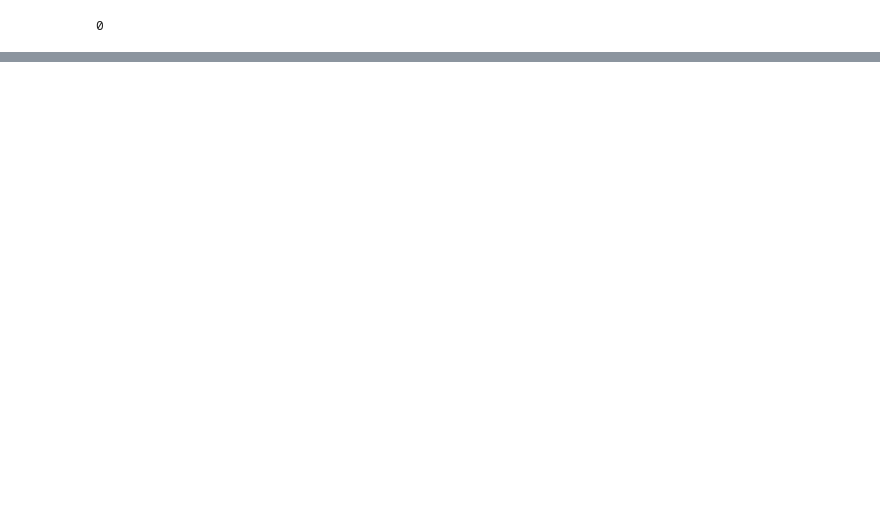
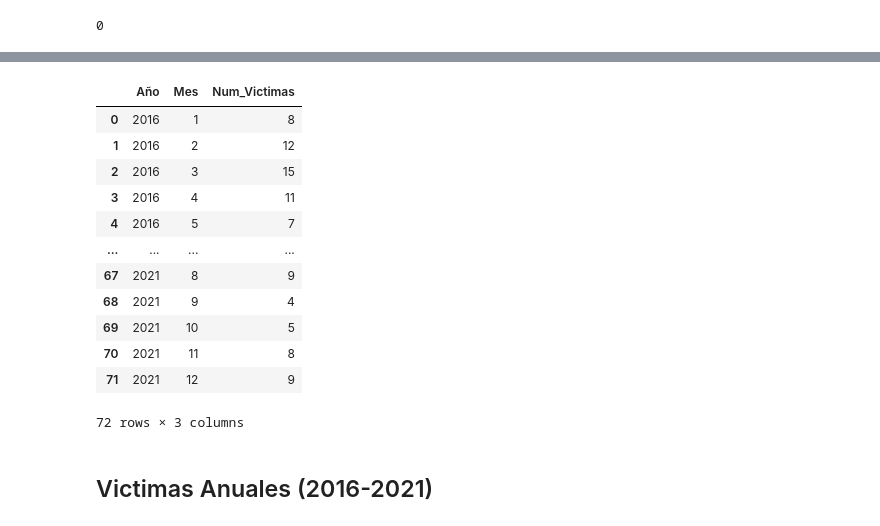
Before and after one commit to Edgarescribiendo/PI_2-Data_Analytics, a Jupyter notebook: EDA.ipynb, the cells around one changed output, grey strips where cells are left out. Cells and saved outputs as stored; diff of their text form; code cells hidden in the pictures; blank space fills up the shorter version.

```diff
--- a/EDA.ipynb
+++ b/EDA.ipynb
@@ -173,0 +204,7 @@ plt.show
+# %%
+# Imputaciones de datos debido a la poca relevancia de la etiqueta sin datos
+siniestros_data = siniestros_data.assign(Comuna=siniestros_data['Comuna'].replace({0: 1}))
+siniestros_data = siniestros_data.assign(Victima=siniestros_data['Victima'].replace({'SD': 'MOTO'}))
+siniestros_data = siniestros_data.assign(Acusado=siniestros_data['Acusado'].replace({'SD': 'AUTO'}))
+siniestros_data = siniestros_data.assign(Rol = siniestros_data['Rol'].replace({'SD': 'CONDUCTOR'}))
+siniestros_data = siniestros_data.assign(Sexo = siniestros_data['Sexo'].replace({'SD': 'MASCULINO'}))
@@ -173,0 +222,20 @@ plt.show
+# %%
+# Agrupar por año y mes, y sumar el número de víctimas
+Victimas_anuales = siniestros_data.groupby(["Año", "Mes"])["Num_Victimas"].sum().reset_index()
+Victimas_anuales
+# %% [output]
+|  | Año | Mes | Num_Victimas |
+| 0 | 2016 | 1 | 8 |
+| 1 | 2016 | 2 | 12 |
+| 2 | 2016 | 3 | 15 |
+| 3 | 2016 | 4 | 11 |
+| 4 | 2016 | 5 | 7 |
+| ... | ... | ... | ... |
+| 67 | 2021 | 8 | 9 |
+| 68 | 2021 | 9 | 4 |
+| 69 | 2021 | 10 | 5 |
+| 70 | 2021 | 11 | 8 |
+| 71 | 2021 | 12 | 9 |
+72 rows × 3 columns
+# %% [markdown]
+<h2>Victimas Anuales (2016-2021)</h2>
```
Also changed, not shown: parts of 27 cells of this notebook, 3 other files.
